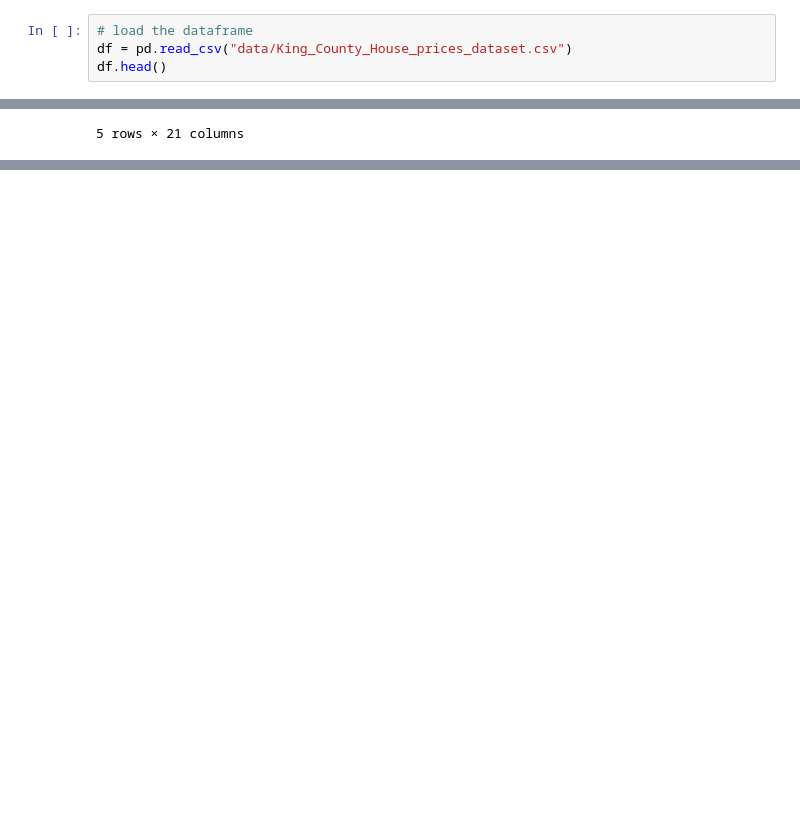
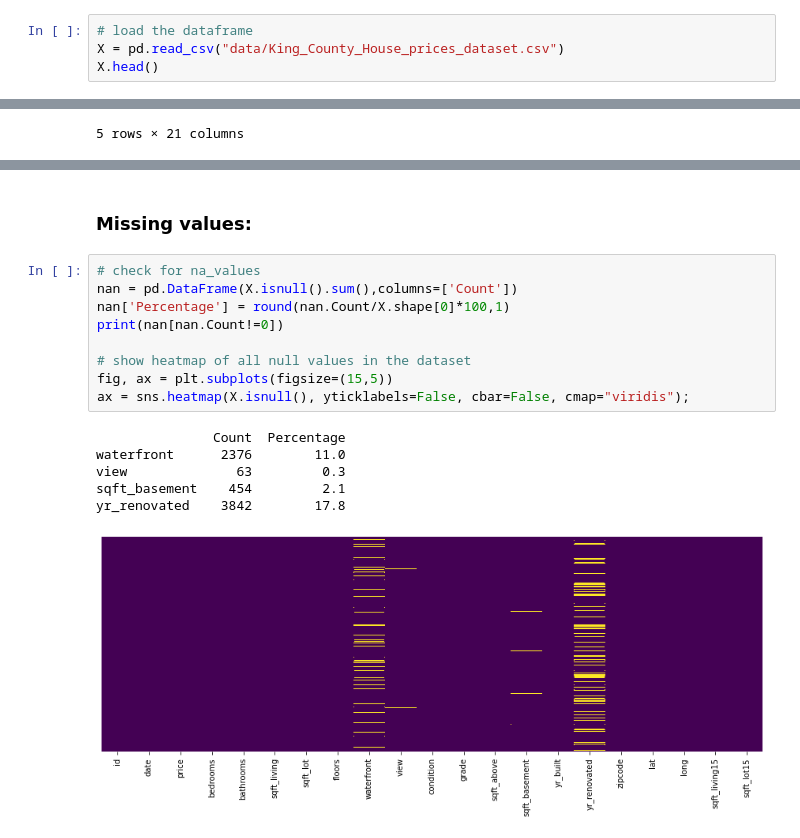
Before and after one commit to dave-py/eda_real-estate, a Jupyter notebook: EDA_real_estate.ipynb, the cells around one changed output, grey strips where cells are left out. Cells and saved outputs as stored; diff of their text form; blank space fills up the shorter version.

```diff
--- a/EDA_real_estate.ipynb
+++ b/EDA_real_estate.ipynb
@@ -17,7 +51,7 @@ import numpy as np
 # %%
 # load the dataframe
-df = pd.read_csv("data/King_County_House_prices_dataset.csv")
-df.head()
+X = pd.read_csv("data/King_County_House_prices_dataset.csv")
+X.head()
 # %% [output]
 |  | id | date | price | bedrooms | bathrooms | sqft_living | sqft_lot | floors | waterfront | view | ... |
 | 0 | 7129300520 | 10/13/2014 | 221900.0 | 3 | 1.00 | 1180 | 5650 | 1.0 | NaN | 0.0 | ... |
@@ -38,0 +112,18 @@ df.tail()
+# %% [markdown]
+### Missing values:
+# %%
+# check for na_values
+nan = pd.DataFrame(X.isnull().sum(),columns=['Count'])
+nan['Percentage'] = round(nan.Count/X.shape[0]*100,1)
+print(nan[nan.Count!=0])
+
+# show heatmap of all null values in the dataset
+fig, ax = plt.subplots(figsize=(15,5))
+ax = sns.heatmap(X.isnull(), yticklabels=False, cbar=False, cmap="viridis");
+# %% [output]
+               Count  Percentage
+waterfront      2376        11.0
+view              63         0.3
+sqft_basement    454         2.1
+yr_renovated    3842        17.8
+[figure, added]
```
Also changed, not shown: parts of 28 cells of this notebook, 6 other files.
